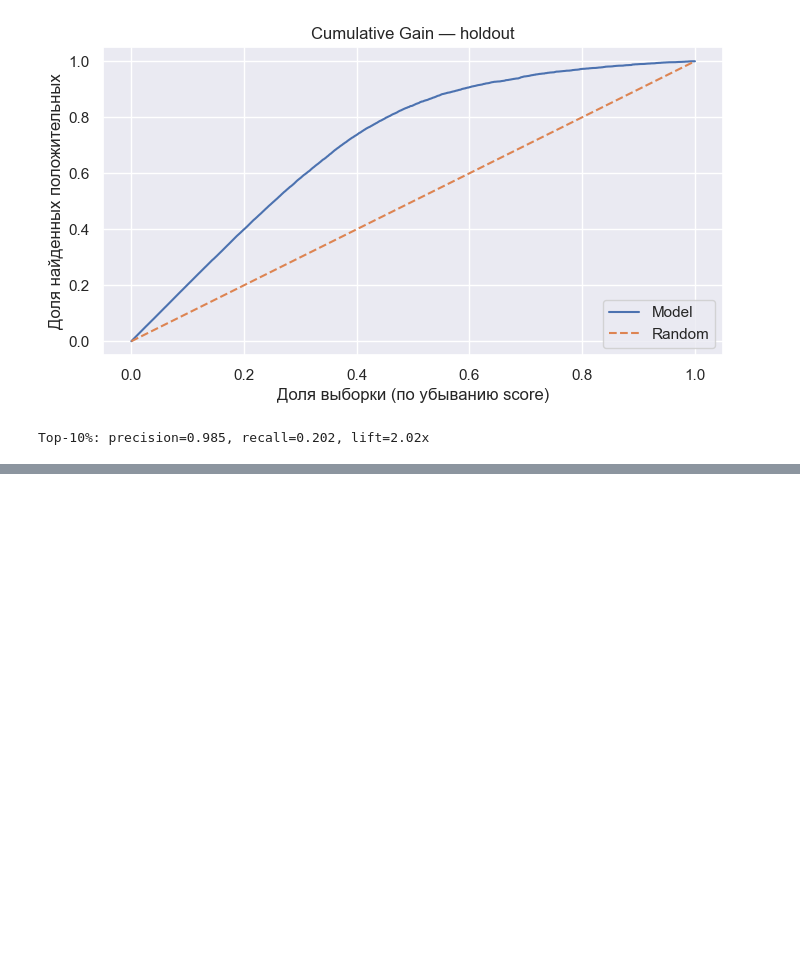
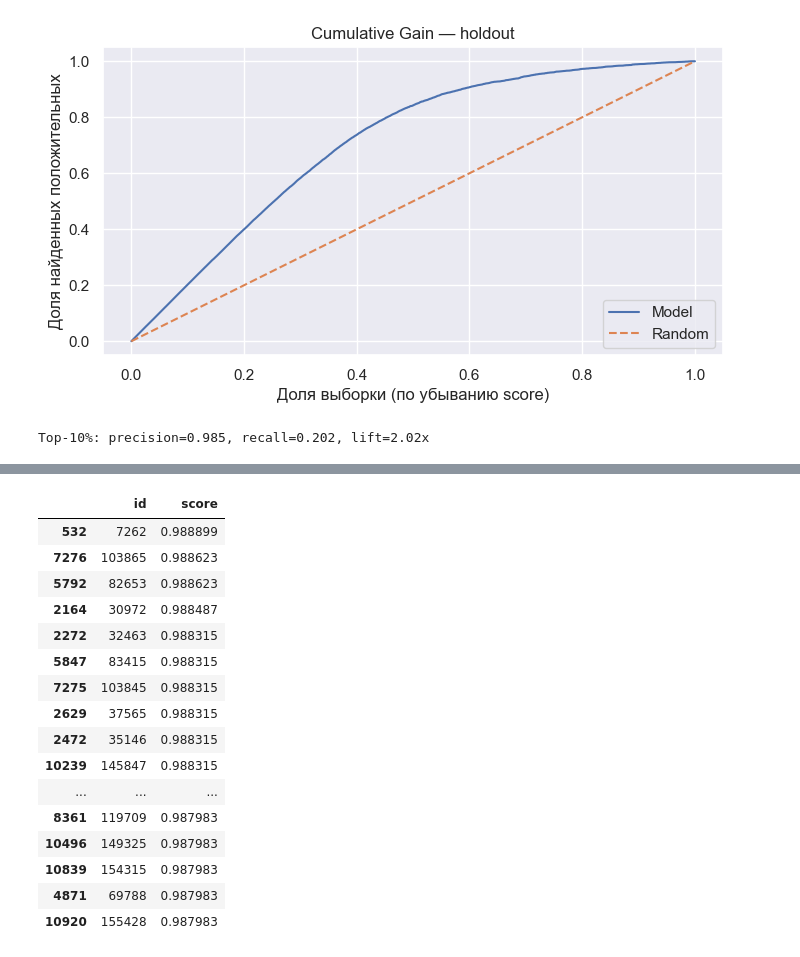
Before and after one commit to Dimayo/data_analyst_portfolio, a Jupyter notebook: sporting_store/research.ipynb, the cells around one changed output, grey strips where cells are left out. Drawn from its saved outputs; the diff is of its cells as text; code cells hidden in the pictures; blank space fills up the shorter version.

```diff
--- a/sporting_store/research.ipynb
+++ b/sporting_store/research.ipynb
@@ -1163,0 +1185,66 @@ Top-10%: precision=0.985, recall=0.202, lift=2.02x
+# %%
+# Пример работы модели
+TARGET_CITY = 1188
+TOP_N = 200  # сколько клиентов отобрать для коммуникации
+
+# 1) Вычислим таблицу признаков товара
+# Должна совпадать по логике с подготовкой данных для обучения.
+if 'prod' not in locals():
+    prod = (df_purch.groupby('product', as_index=False)
+            .agg(prod_cost_med=('cost','median'),
+                 prod_pop_cnt=('id','count'),
+                 prod_sale_share=('base_sale','mean'),
+                 prod_sex=('product_sex', lambda x: x.mode().iloc[0] if len(x) else -1),
+                 prod_colour_mode=('colour', lambda x: x.mode().iloc[0] if len(x) else 'unknown')))
+
+# Выберем промо-товар (пример): самый популярный по числу покупок
+PROMO_PRODUCT = prod.sort_values('prod_pop_cnt', ascending=False).iloc[0]['product']
+prod_one = prod.loc[prod['product'] == PROMO_PRODUCT].iloc[0]
+
+print("Промо-товар:", PROMO_PRODUCT)
+
+# 2) Целевая аудитория: country=32 и city=1188
+clients = df_clients[(df_clients['country'] == TARGET_COUNTRY) & (df_clients['city'] == TARGET_CITY)][
+    ['id', 'gender', 'age', 'education', 'city', 'personal_coef']
+].copy()
+
+print("Клиентов в аудитории:", len(clients))
+
+# 3) Собираем признаки для скоринга (одна строка на клиента)
+apply = clients.copy()
+
+# добавляем признаки выбранного товара как константы
+for col in ['prod_cost_med', 'prod_pop_cnt', 'prod_sale_share', 'prod_sex', 'prod_colour_mode']:
+    apply[col] = prod_one[col]
+
+# sex_match (
+g = apply['gender']
+ps = apply['prod_sex']
+apply['sex_match'] = 0
+mask = g.notna() & ps.notna() & ps.isin([0, 1, 0.0, 1.0])
+apply.loc[mask, 'sex_match'] = (g[mask].astype(float) == ps[mask].astype(float)).astype(int)
+
+# категории
+for c in cat_cols:
+    if c in apply.columns:
+        apply[c] = apply[c].fillna('unknown').astype(str)
+
+# числовые — добиваем медианами train, чтобы не было NaN
+num_cols = [c for c in X_train.columns if c not in cat_cols]
+train_medians = X_train[num_cols].median(numeric_only=True)
+
+for c in num_cols:
+    if c in apply.columns:
+        apply[c] = apply[c].fillna(train_medians.get(c, 0))
+
+
+X_apply = apply[X_train.columns]
+scores = best_model.predict_proba(X_apply)[:, 1]
+
+result = pd.DataFrame({
+    'id': clients['id'].values,
+    'score': scores
+}).sort_values('score', ascending=False)
+
+display(result.head(20))
+# %% [output]
@@ -1163,0 +1253,17 @@ Top-10%: precision=0.985, recall=0.202, lift=2.02x
+|  | id | score |
+| 532 | 7262 | 0.988899 |
+| 7276 | 103865 | 0.988623 |
+| 5792 | 82653 | 0.988623 |
+| 2164 | 30972 | 0.988487 |
+| 2272 | 32463 | 0.988315 |
+| 5847 | 83415 | 0.988315 |
+| 7275 | 103845 | 0.988315 |
+| 2629 | 37565 | 0.988315 |
+| 2472 | 35146 | 0.988315 |
+| 10239 | 145847 | 0.988315 |
+| ... | ... | ... |
+| 8361 | 119709 | 0.987983 |
+| 10496 | 149325 | 0.987983 |
+| 10839 | 154315 | 0.987983 |
+| 4871 | 69788 | 0.987983 |
+| 10920 | 155428 | 0.987983 |
```
Also changed, not shown: parts of 2 cells of this notebook, 1 other file.
